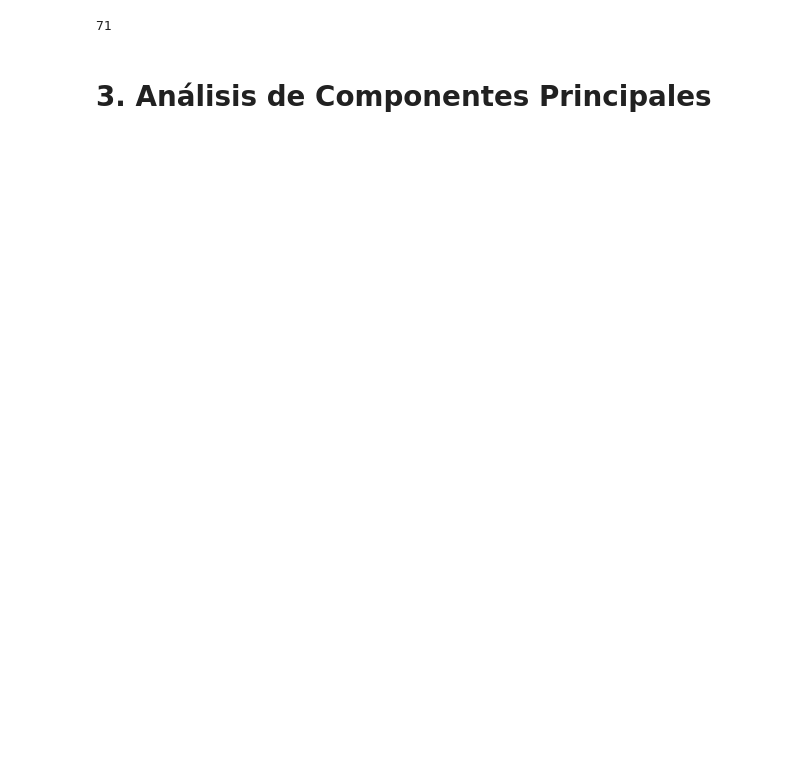
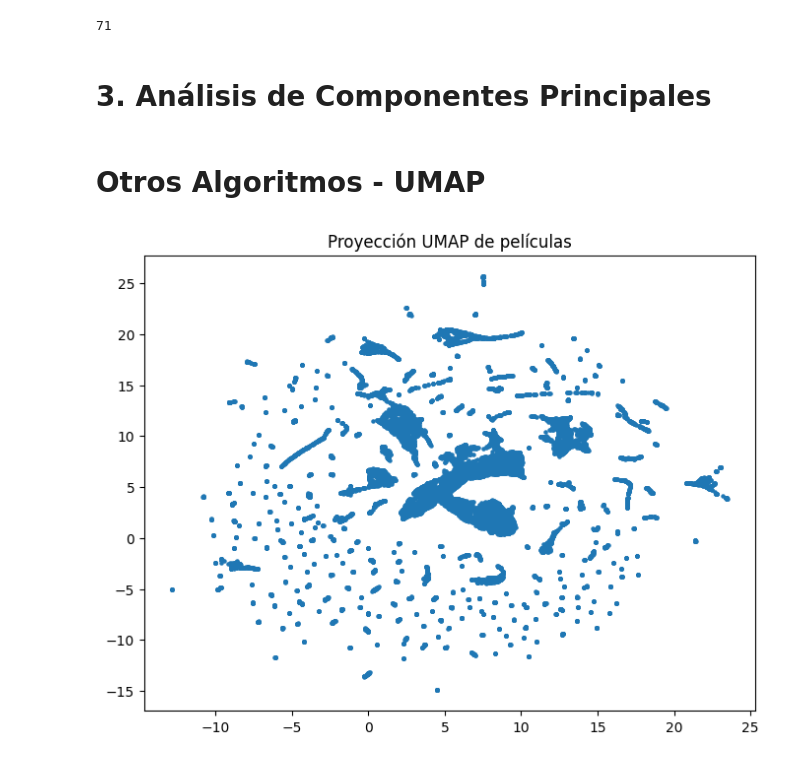
Before and after one commit to CamiR24/Lab1-Mineria, a Jupyter notebook: lab2.ipynb, the cells around one changed output. Drawn from its saved outputs; the diff is of its cells as text; code cells hidden in the pictures; blank space fills up the shorter version.

```diff
--- a/lab2.ipynb
+++ b/lab2.ipynb
@@ -575,3 +571,36 @@ loadings = pd.DataFrame(
 
 pd.set_option('display.float_format', lambda x: f'{x:.4f}')
 loadings.iloc[:, :6]  # 6 componentes
+# %% [markdown]
+# Otros Algoritmos - UMAP
+# %%
+from sklearn.preprocessing import StandardScaler
+import umap.umap_ as umap
+
+cols_umap = [
+    "popularity",
+    "budget",
+    "revenue",
+    "runtime",
+    "voteAvg",
+    "voteCount",
+    "actorsAmount",
+    "productionCountriesAmount",
+    "genresAmount"
+]
+
+X = df[cols_umap].copy()
+X = X.fillna(0)
+
+scaler = StandardScaler()
+X_scaled = scaler.fit_transform(df[cols_umap])
+
+reducer = umap.UMAP(random_state=42)
+embedding = reducer.fit_transform(X_scaled)
+# %%
+plt.figure(figsize=(8,6))
+plt.scatter(embedding[:,0], embedding[:,1], s=5)
+plt.title("Proyección UMAP de películas")
+plt.show()
+# %% [output]
+[figure, added]
```
Also changed, not shown: parts of 6 cells of this notebook, 1 other file.
